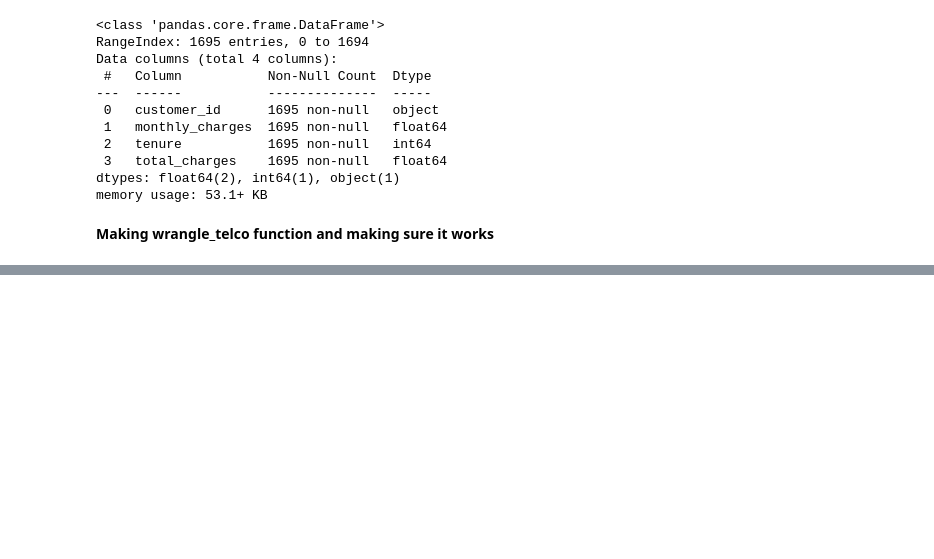
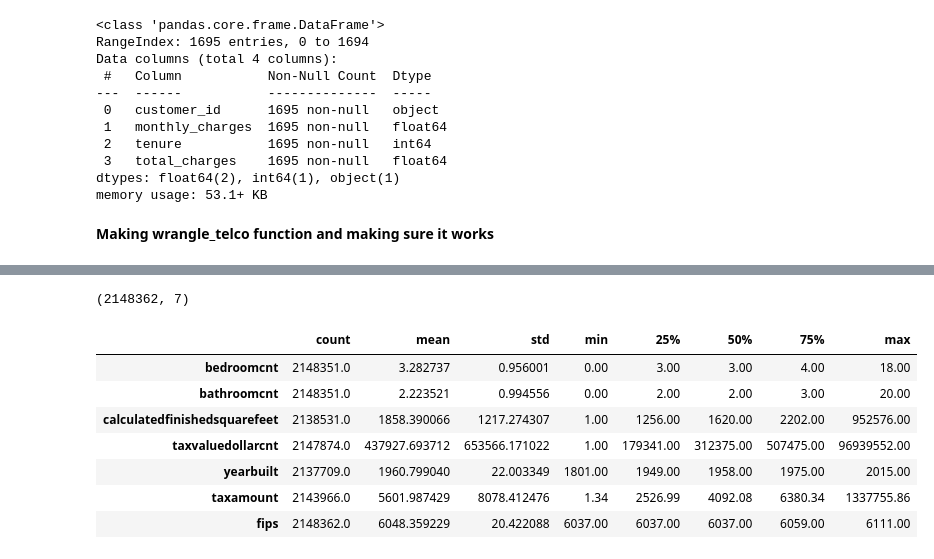
Before and after one commit to LinhQuach13/regression-exercises, a Jupyter notebook: wrangle.ipynb, the cells around one changed output, grey strips where cells are left out. Cells and saved outputs as stored; diff of their text form; code cells hidden in the pictures; blank space fills up the shorter version.

```diff
--- a/wrangle.ipynb
+++ b/wrangle.ipynb
@@ -286,0 +289,2 @@ wrangle
+# %%
+zillow_df= wrangle.get_zillow_data()
@@ -286,0 +302,16 @@ wrangle
+# %%
+# Dataframe has 2152863 rows and 7 columns
+zillow_df.shape
+# %% [output]
+(2148362, 7)
+# %%
+zillow_df.describe().T
+# %% [output]
+|  | count | mean | std | min | 25% | 50% | 75% | max |
+| bedroomcnt | 2148351.0 | 3.282737 | 0.956001 | 0.00 | 3.00 | 3.00 | 4.00 | 18.00 |
+| bathroomcnt | 2148351.0 | 2.223521 | 0.994556 | 0.00 | 2.00 | 2.00 | 3.00 | 20.00 |
+| calculatedfinishedsquarefeet | 2138531.0 | 1858.390066 | 1217.274307 | 1.00 | 1256.00 | 1620.00 | 2202.00 | 952576.00 |
+| taxvaluedollarcnt | 2147874.0 | 437927.693712 | 653566.171022 | 1.00 | 179341.00 | 312375.00 | 507475.00 | 96939552.00 |
+| yearbuilt | 2137709.0 | 1960.799040 | 22.003349 | 1801.00 | 1949.00 | 1958.00 | 1975.00 | 2015.00 |
+| taxamount | 2143966.0 | 5601.987429 | 8078.412476 | 1.34 | 2526.99 | 4092.08 | 6380.34 | 1337755.86 |
+| fips | 2148362.0 | 6048.359229 | 20.422088 | 6037.00 | 6037.00 | 6037.00 | 6059.00 | 6111.00 |
```
Also changed, not shown: parts of 24 cells of this notebook.
